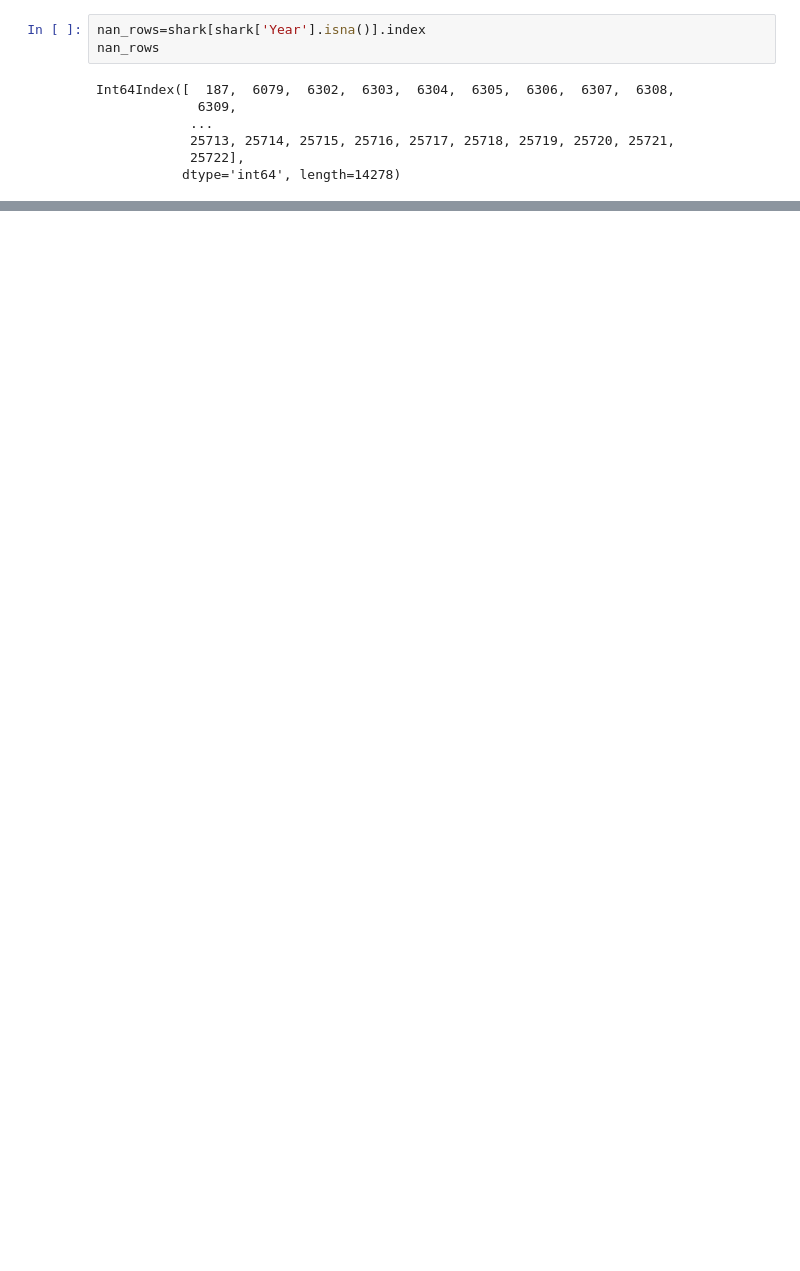
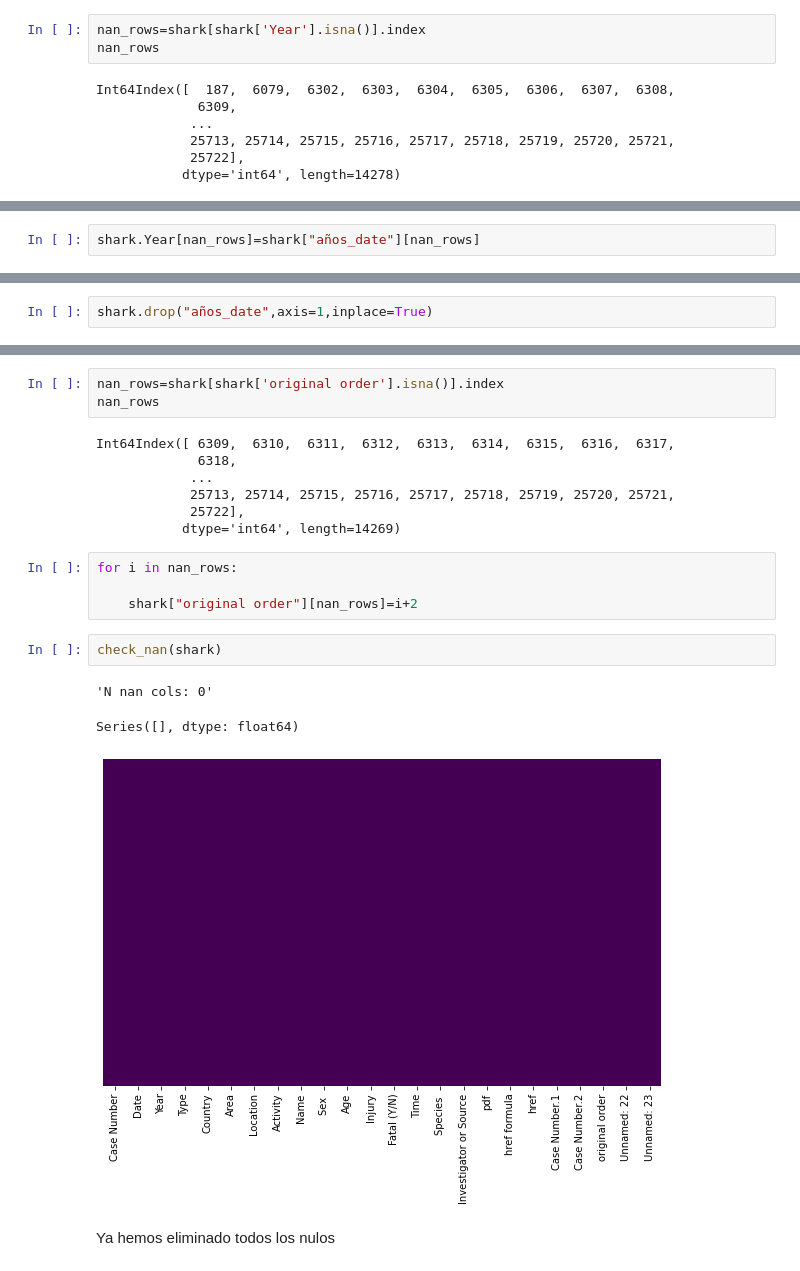
Before and after one commit to dgomezlechon/Proyect1-cleaning-pandas, a Jupyter notebook: my-code/New_version.ipynb, the cells around one changed output, grey strips where cells are left out. Saved outputs shown, nothing was run; the diff lists cells and outputs as text; blank space fills up the shorter version.

```diff
--- a/my-code/New_version.ipynb
+++ b/my-code/New_version.ipynb
@@ -235,0 +253,2 @@ Int64Index([  187,  6079,  6302,  6303,  6304,  6305,  6306,  6307,  6308,
+# %%
+shark.Year[nan_rows]=shark["años_date"][nan_rows]
@@ -235,0 +257,2 @@ Int64Index([  187,  6079,  6302,  6303,  6304,  6305,  6306,  6307,  6308,
+# %%
+shark.drop("años_date",axis=1,inplace=True)
@@ -235,0 +270,22 @@ Int64Index([  187,  6079,  6302,  6303,  6304,  6305,  6306,  6307,  6308,
+# %%
+nan_rows=shark[shark['original order'].isna()].index
+nan_rows
+# %% [output]
+Int64Index([ 6309,  6310,  6311,  6312,  6313,  6314,  6315,  6316,  6317,
+             6318,
+            ...
+            25713, 25714, 25715, 25716, 25717, 25718, 25719, 25720, 25721,
+            25722],
+           dtype='int64', length=14269)
+# %%
+for i in nan_rows:
+
+    shark["original order"][nan_rows]=i+2
+# %%
+check_nan(shark)
+# %% [output]
+'N nan cols: 0'
+Series([], dtype: float64)
+[figure, added]
+# %% [markdown]
+Ya hemos eliminado todos los nulos
```
Also changed, not shown: parts of 42 cells of this notebook.
